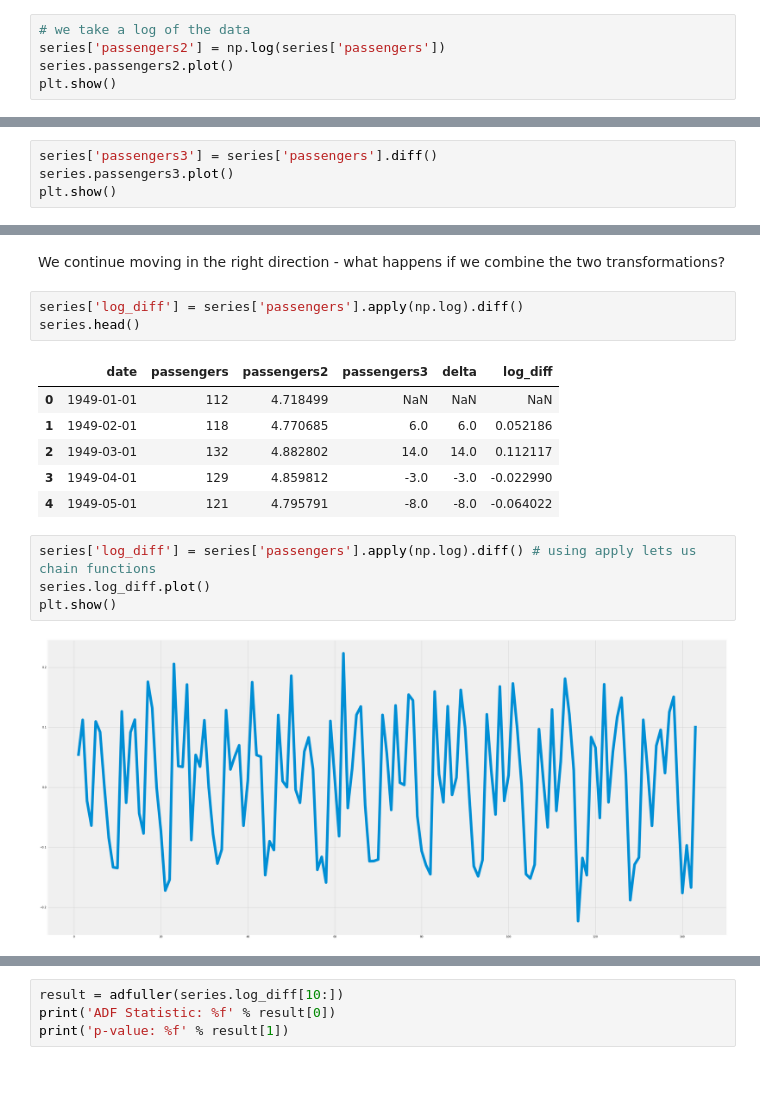
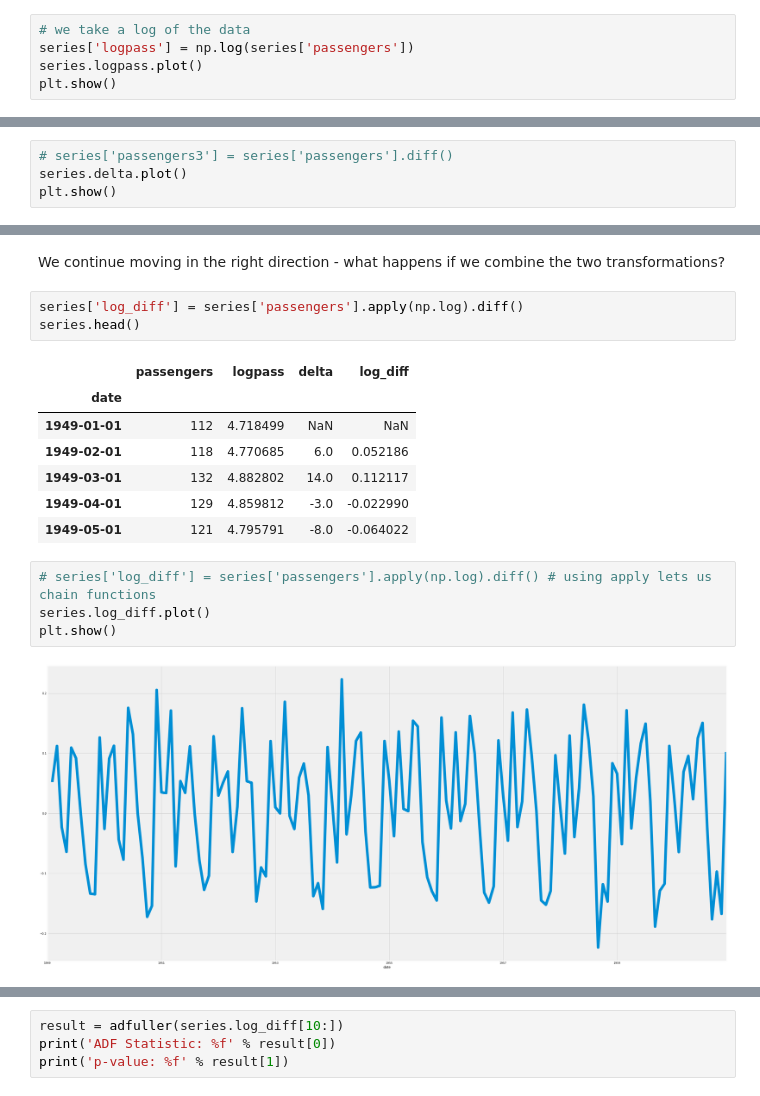
Before and after one commit to ValRCS/Python_Data_Analysis_Forecasting, a Jupyter notebook: notebooks/time_series/ts-0-the-basics.ipynb, the cells around one changed output, grey strips where cells are left out. Saved outputs shown, nothing was run; the diff lists cells and outputs as text.

Commit message:
time series basics

```diff
--- a/notebooks/time_series/ts-0-the-basics.ipynb
+++ b/notebooks/time_series/ts-0-the-basics.ipynb
@@ -593,7 +617,7 @@ As we can see, the hypothesis of non-stationarity is non rejected for the trend
 Let's go back to our hammer-and-nail approach and try some transformations to make the series stationary.
 # %%
 # we take a log of the data
-series['passengers2'] = np.log(series['passengers'])
-series.passengers2.plot()
+series['logpass'] = np.log(series['passengers'])
+series.logpass.plot()
 plt.show()
 # %% [output]
@@ -622,5 +647,5 @@ series.head()
 # %%
-series['passengers3'] = series['passengers'].diff()
-series.passengers3.plot()
+# series['passengers3'] = series['passengers'].diff()
+series.delta.plot()
 plt.show()
 # %% [output]
@@ -640,15 +665,16 @@ We continue moving in the right direction - what happens if we combine the two t
 series['log_diff'] = series['passengers'].apply(np.log).diff()
 series.head()
 # %% [output]
-|  | date | passengers | passengers2 | passengers3 | delta | log_diff |
-| 0 | 1949-01-01 | 112 | 4.718499 | NaN | NaN | NaN |
-| 1 | 1949-02-01 | 118 | 4.770685 | 6.0 | 6.0 | 0.052186 |
-| 2 | 1949-03-01 | 132 | 4.882802 | 14.0 | 14.0 | 0.112117 |
-| 3 | 1949-04-01 | 129 | 4.859812 | -3.0 | -3.0 | -0.022990 |
-| 4 | 1949-05-01 | 121 | 4.795791 | -8.0 | -8.0 | -0.064022 |
+|  | passengers | logpass | delta | log_diff |
+| date |  |  |  |  |
+| 1949-01-01 | 112 | 4.718499 | NaN | NaN |
+| 1949-02-01 | 118 | 4.770685 | 6.0 | 0.052186 |
+| 1949-03-01 | 132 | 4.882802 | 14.0 | 0.112117 |
+| 1949-04-01 | 129 | 4.859812 | -3.0 | -0.022990 |
+| 1949-05-01 | 121 | 4.795791 | -8.0 | -0.064022 |
 # %%
-series['log_diff'] = series['passengers'].apply(np.log).diff() # using apply lets us chain functions
+# series['log_diff'] = series['passengers'].apply(np.log).diff() # using apply lets us chain functions
 series.log_diff.plot()
 plt.show()
 # %% [output]
-[figure, old version]
+[figure, new version]
```
Also changed, not shown: parts of 12 cells of this notebook.
